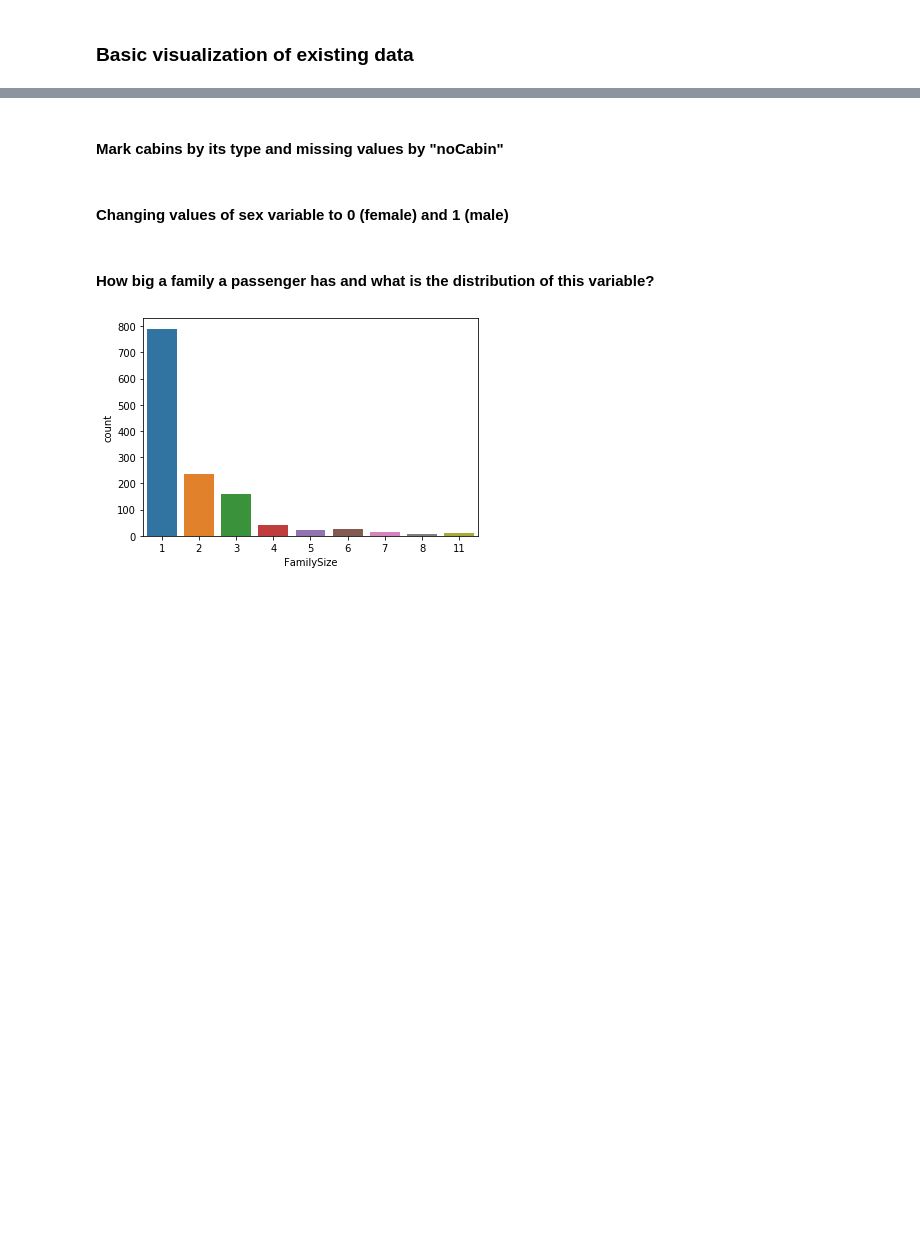
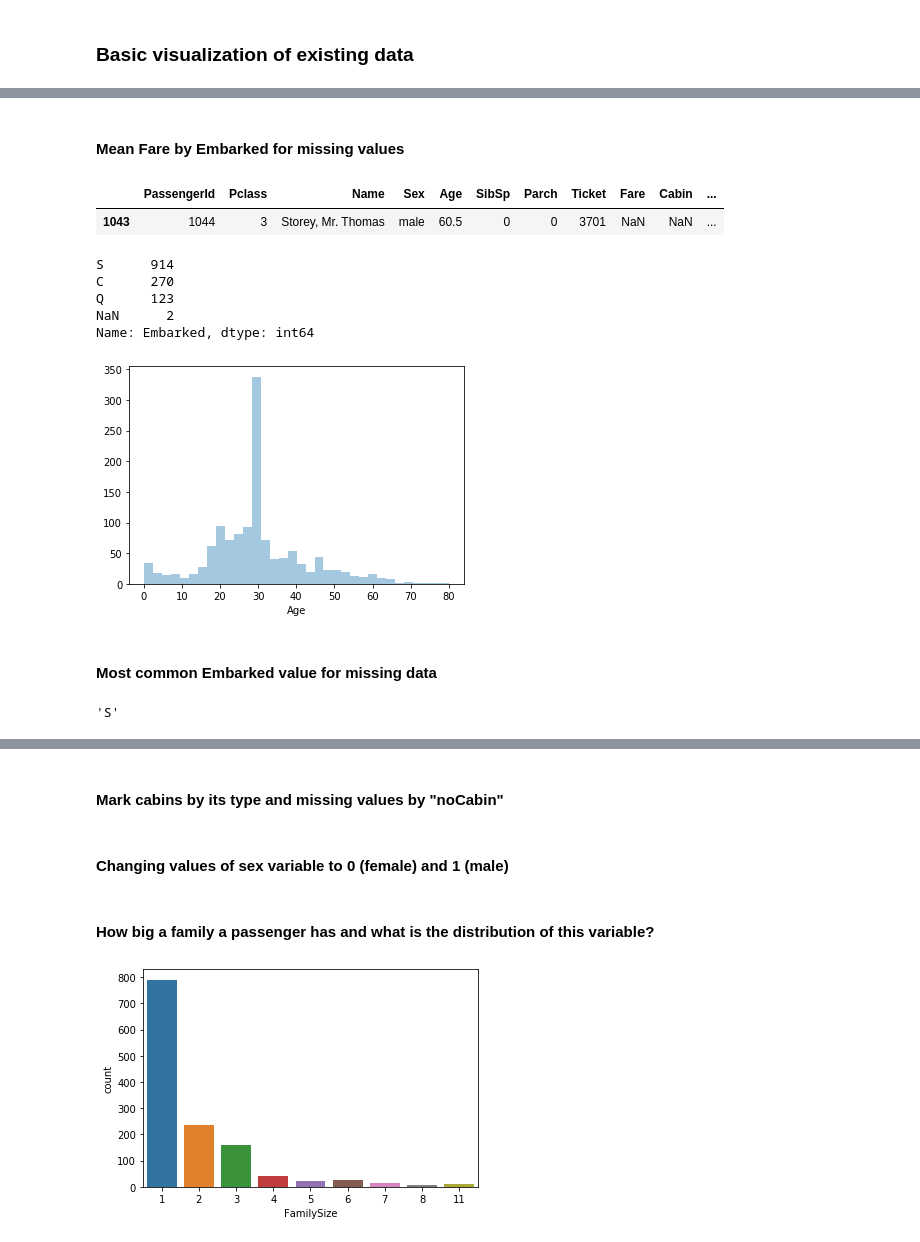
Before and after one commit to elangaar/titanic-disaster, a Jupyter notebook: titanic.ipynb, the cells around one changed output, grey strips where cells are left out. Drawn from its saved outputs; the diff is of its cells as text; code cells hidden in the pictures; blank space fills up the shorter version.

```diff
--- a/titanic.ipynb
+++ b/titanic.ipynb
@@ -61,0 +103,4 @@ plt.tight_layout()
+# %%
+data_v2 = data.copy()
+# %%
+data_v2.reset_index(inplace=True, drop=True)
@@ -61,0 +168,29 @@ plt.tight_layout()
+# %% [markdown]
+#### Mean Fare by Embarked for missing values
+# %%
+data_v2.loc[:][data_v2.Fare.isna()]
+# %% [output]
+|  | PassengerId | Pclass | Name | Sex | Age | SibSp | Parch | Ticket | Fare | Cabin | ... |
+| 1043 | 1044 | 3 | Storey, Mr. Thomas | male | 60.5 | 0 | 0 | 3701 | NaN | NaN | ... |
+# %%
+data_v2.Embarked.value_counts(dropna=False)
+# %% [output]
+S      914
+C      270
+Q      123
+NaN      2
+Name: Embarked, dtype: int64
+# %%
+data_v2.Fare = data_v2.Fare.fillna(data_v2.Fare[(data_v2.Embarked == 'S') & (data_v2.Pclass == 3)].mean())
+# %%
+data_v2.Age = data_v2.Age.fillna(data_v2.Age.mean())
+# %%
+sns.distplot(data_v2.Age, kde=False);
+# %% [output]
+[figure, added]
+# %% [markdown]
+#### Most common Embarked value for missing data
+# %%
+data_v2.Embarked.value_counts().idxmax()
+# %% [output]
+'S'
```
Also changed, not shown: parts of 73 cells of this notebook.
